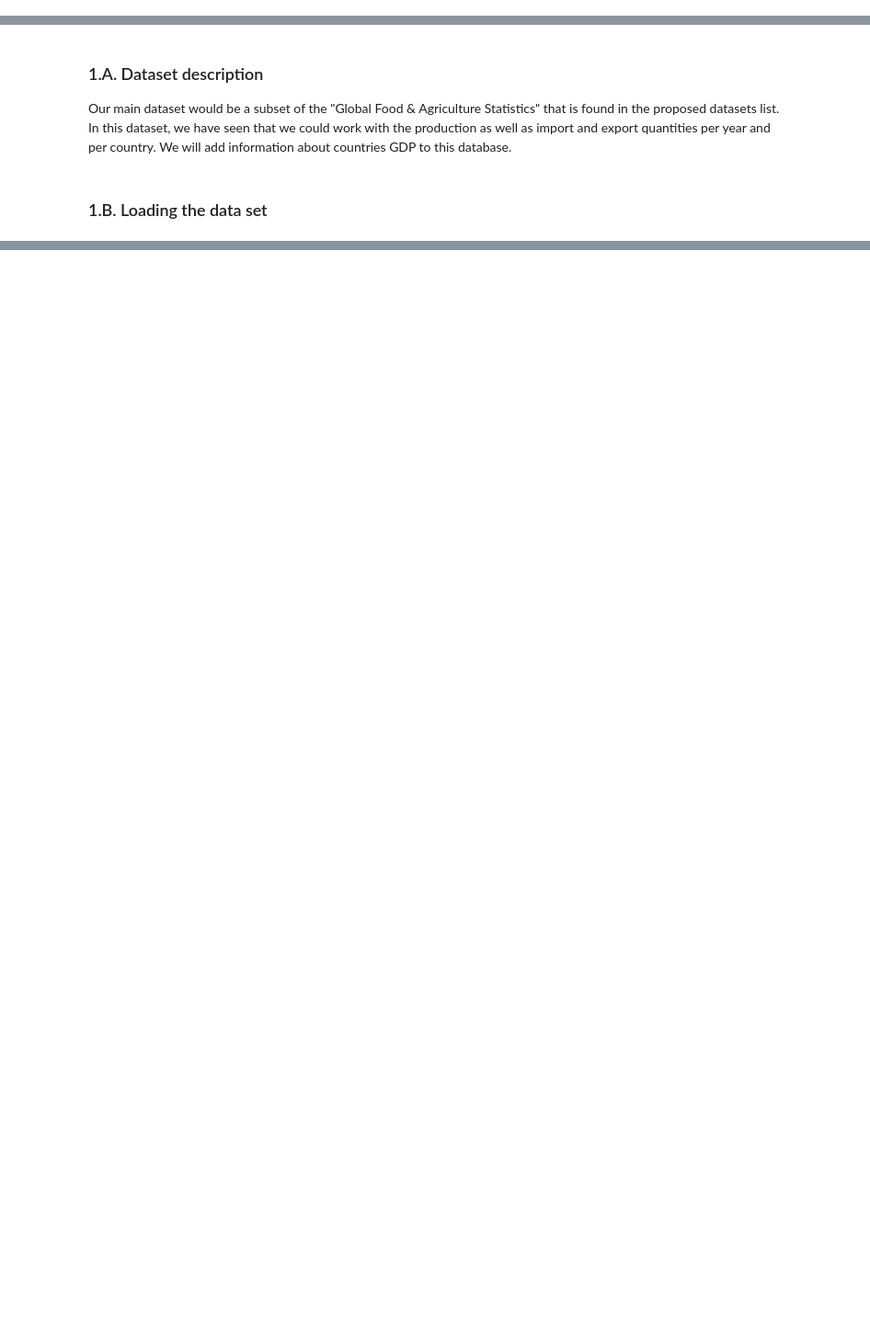
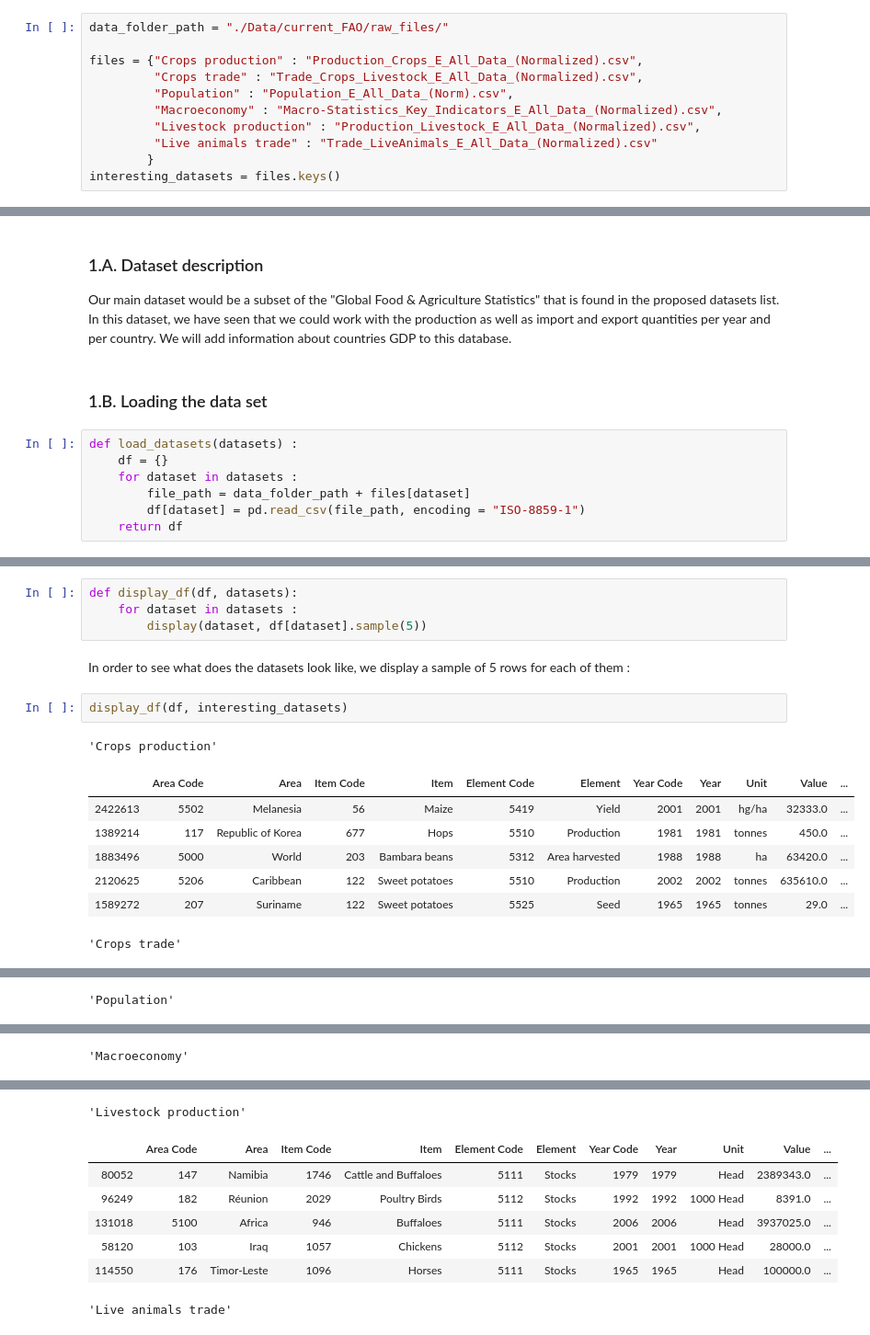
Before and after one commit to martin-ev/ADA-project, a Jupyter notebook: Scripts/Milestone 2.ipynb, the cells around one changed output, grey strips where cells are left out. Shown at 92% size. Cells and saved outputs as stored; diff of their text form; blank space fills up the shorter version.

```diff
--- a/Scripts/Milestone 2.ipynb
+++ b/Scripts/Milestone 2.ipynb
@@ -131,0 +80,11 @@ In this part, we will load, explore and clean the dataset in order to remove typ
+# %%
+data_folder_path = "./Data/current_FAO/raw_files/"
+
+files = {"Crops production" : "Production_Crops_E_All_Data_(Normalized).csv",
+         "Crops trade" : "Trade_Crops_Livestock_E_All_Data_(Normalized).csv",
+         "Population" : "Population_E_All_Data_(Norm).csv",
+         "Macroeconomy" : "Macro-Statistics_Key_Indicators_E_All_Data_(Normalized).csv",
+         "Livestock production" : "Production_Livestock_E_All_Data_(Normalized).csv",
+         "Live animals trade" : "Trade_LiveAnimals_E_All_Data_(Normalized).csv"
+        }
+interesting_datasets = files.keys()
@@ -135,3 +128,10 @@ In this part, we will load, explore and clean the dataset in order to remove typ
 Our main dataset would be a subset of the "Global Food & Agriculture Statistics" that is found in the proposed datasets list. In this dataset, we have seen that we could work with the production as well as import and export quantities per year and per country. We will add information about countries GDP to this database.
 # %% [markdown]
 ### 1.B. Loading the data set  <a name="1B"></a>
+# %%
+def load_datasets(datasets) :
+    df = {}
+    for dataset in datasets :
+        file_path = data_folder_path + files[dataset]
+        df[dataset] = pd.read_csv(file_path, encoding = "ISO-8859-1")
+    return df
@@ -139,0 +146,17 @@ Our main dataset would be a subset of the "Global Food & Agriculture Statistics"
+# %%
+def display_df(df, datasets):
+    for dataset in datasets :
+        display(dataset, df[dataset].sample(5))
+# %% [markdown]
+In order to see what does the datasets look like, we display a sample of 5 rows for each of them :
+# %%
+display_df(df, interesting_datasets)
+# %% [output]
+'Crops production'
+|  | Area Code | Area | Item Code | Item | Element Code | Element | Year Code | Year | Unit | Value | ... |
+| 2422613 | 5502 | Melanesia | 56 | Maize | 5419 | Yield | 2001 | 2001 | hg/ha | 32333.0 | ... |
+| 1389214 | 117 | Republic of Korea | 677 | Hops | 5510 | Production | 1981 | 1981 | tonnes | 450.0 | ... |
+| 1883496 | 5000 | World | 203 | Bambara beans | 5312 | Area harvested | 1988 | 1988 | ha | 63420.0 | ... |
+| 2120625 | 5206 | Caribbean | 122 | Sweet potatoes | 5510 | Production | 2002 | 2002 | tonnes | 635610.0 | ... |
+| 1589272 | 207 | Suriname | 122 | Sweet potatoes | 5525 | Seed | 1965 | 1965 | tonnes | 29.0 | ... |
+'Crops trade'
@@ -139,0 +169 @@ Our main dataset would be a subset of the "Global Food & Agriculture Statistics"
+'Population'
@@ -139,0 +176 @@ Our main dataset would be a subset of the "Global Food & Agriculture Statistics"
+'Macroeconomy'
@@ -139,0 +183,8 @@ Our main dataset would be a subset of the "Global Food & Agriculture Statistics"
+'Livestock production'
+|  | Area Code | Area | Item Code | Item | Element Code | Element | Year Code | Year | Unit | Value | ... |
+| 80052 | 147 | Namibia | 1746 | Cattle and Buffaloes | 5111 | Stocks | 1979 | 1979 | Head | 2389343.0 | ... |
+| 96249 | 182 | Réunion | 2029 | Poultry Birds | 5112 | Stocks | 1992 | 1992 | 1000 Head | 8391.0 | ... |
+| 131018 | 5100 | Africa | 946 | Buffaloes | 5111 | Stocks | 2006 | 2006 | Head | 3937025.0 | ... |
+| 58120 | 103 | Iraq | 1057 | Chickens | 5112 | Stocks | 2001 | 2001 | 1000 Head | 28000.0 | ... |
+| 114550 | 176 | Timor-Leste | 1096 | Horses | 5111 | Stocks | 1965 | 1965 | Head | 100000.0 | ... |
+'Live animals trade'
```
Also changed, not shown: parts of 44 cells of this notebook.
